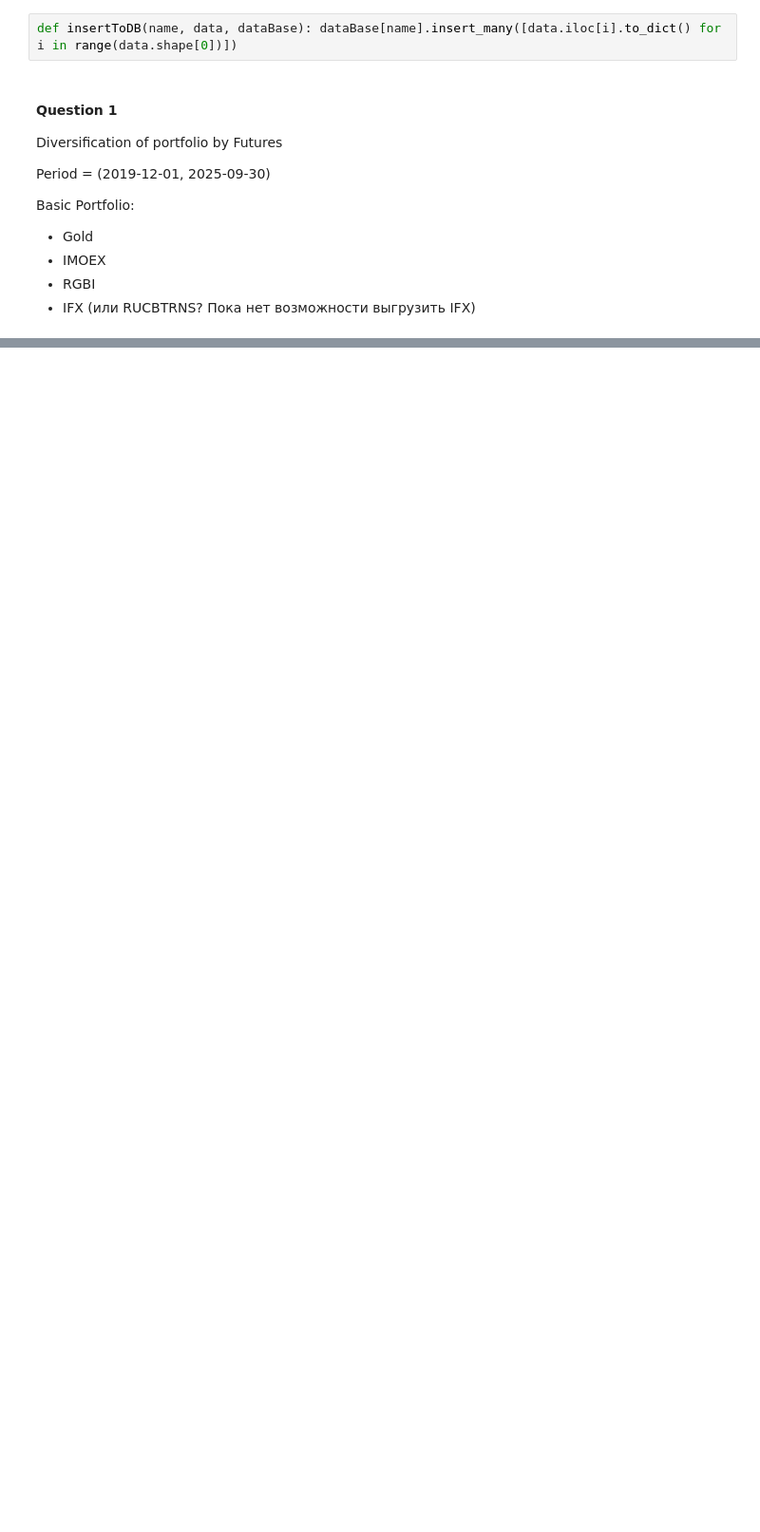
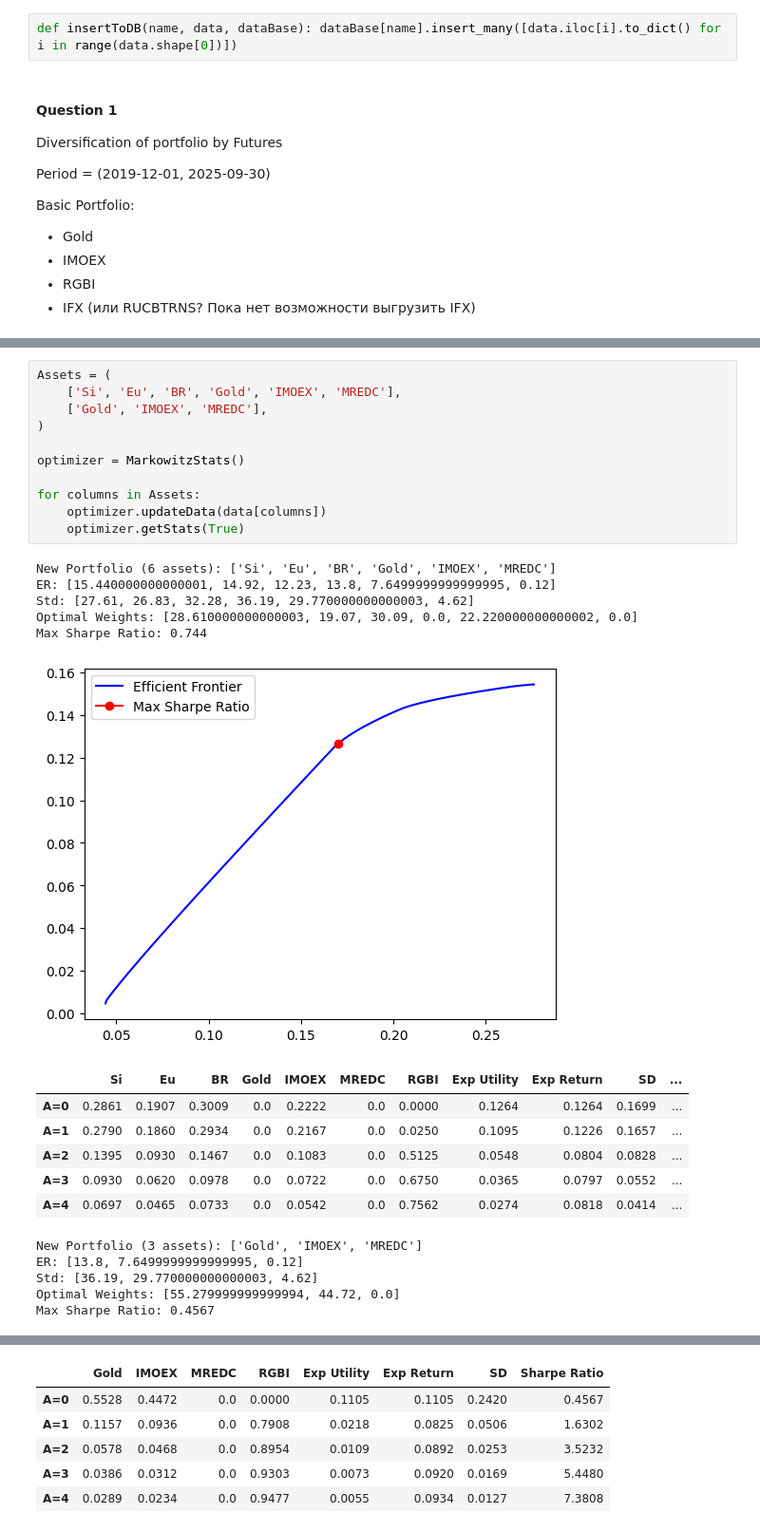
Before and after one commit to valkhodzhaev/RanepaLab, a Jupyter notebook: notebooks/futures.ipynb, the cells around one changed output, grey strips where cells are left out. Shown at 95% size. Cells and saved outputs as stored; diff of their text form; blank space fills up the shorter version.

```diff
--- a/notebooks/futures.ipynb
+++ b/notebooks/futures.ipynb
@@ -229,0 +418,29 @@ data[cols].corr().style.background_gradient(cmap='coolwarm')
+# %%
+Assets = (
+    ['Si', 'Eu', 'BR', 'Gold', 'IMOEX', 'MREDC'],
+    ['Gold', 'IMOEX', 'MREDC'],
+)
+
+optimizer = MarkowitzStats()
+
+for columns in Assets:
+    optimizer.updateData(data[columns])
+    optimizer.getStats(True)
+# %% [output]
+New Portfolio (6 assets): ['Si', 'Eu', 'BR', 'Gold', 'IMOEX', 'MREDC']
+ER: [15.440000000000001, 14.92, 12.23, 13.8, 7.6499999999999995, 0.12]
+Std: [27.61, 26.83, 32.28, 36.19, 29.770000000000003, 4.62]
+Optimal Weights: [28.610000000000003, 19.07, 30.09, 0.0, 22.220000000000002, 0.0]
+Max Sharpe Ratio: 0.744
+[figure, added]
+|  | Si | Eu | BR | Gold | IMOEX | MREDC | RGBI | Exp Utility | Exp Return | SD | ... |
+| A=0 | 0.2861 | 0.1907 | 0.3009 | 0.0 | 0.2222 | 0.0 | 0.0000 | 0.1264 | 0.1264 | 0.1699 | ... |
+| A=1 | 0.2790 | 0.1860 | 0.2934 | 0.0 | 0.2167 | 0.0 | 0.0250 | 0.1095 | 0.1226 | 0.1657 | ... |
+| A=2 | 0.1395 | 0.0930 | 0.1467 | 0.0 | 0.1083 | 0.0 | 0.5125 | 0.0548 | 0.0804 | 0.0828 | ... |
+| A=3 | 0.0930 | 0.0620 | 0.0978 | 0.0 | 0.0722 | 0.0 | 0.6750 | 0.0365 | 0.0797 | 0.0552 | ... |
+| A=4 | 0.0697 | 0.0465 | 0.0733 | 0.0 | 0.0542 | 0.0 | 0.7562 | 0.0274 | 0.0818 | 0.0414 | ... |
+New Portfolio (3 assets): ['Gold', 'IMOEX', 'MREDC']
+ER: [13.8, 7.6499999999999995, 0.12]
+Std: [36.19, 29.770000000000003, 4.62]
+Optimal Weights: [55.279999999999994, 44.72, 0.0]
+Max Sharpe Ratio: 0.4567
@@ -229,0 +448,6 @@ data[cols].corr().style.background_gradient(cmap='coolwarm')
+|  | Gold | IMOEX | MREDC | RGBI | Exp Utility | Exp Return | SD | Sharpe Ratio |
+| A=0 | 0.5528 | 0.4472 | 0.0 | 0.0000 | 0.1105 | 0.1105 | 0.2420 | 0.4567 |
+| A=1 | 0.1157 | 0.0936 | 0.0 | 0.7908 | 0.0218 | 0.0825 | 0.0506 | 1.6302 |
+| A=2 | 0.0578 | 0.0468 | 0.0 | 0.8954 | 0.0109 | 0.0892 | 0.0253 | 3.5232 |
+| A=3 | 0.0386 | 0.0312 | 0.0 | 0.9303 | 0.0073 | 0.0920 | 0.0169 | 5.4480 |
+| A=4 | 0.0289 | 0.0234 | 0.0 | 0.9477 | 0.0055 | 0.0934 | 0.0127 | 7.3808 |
```
Also changed, not shown: parts of 9 cells of this notebook, 16 other files.
